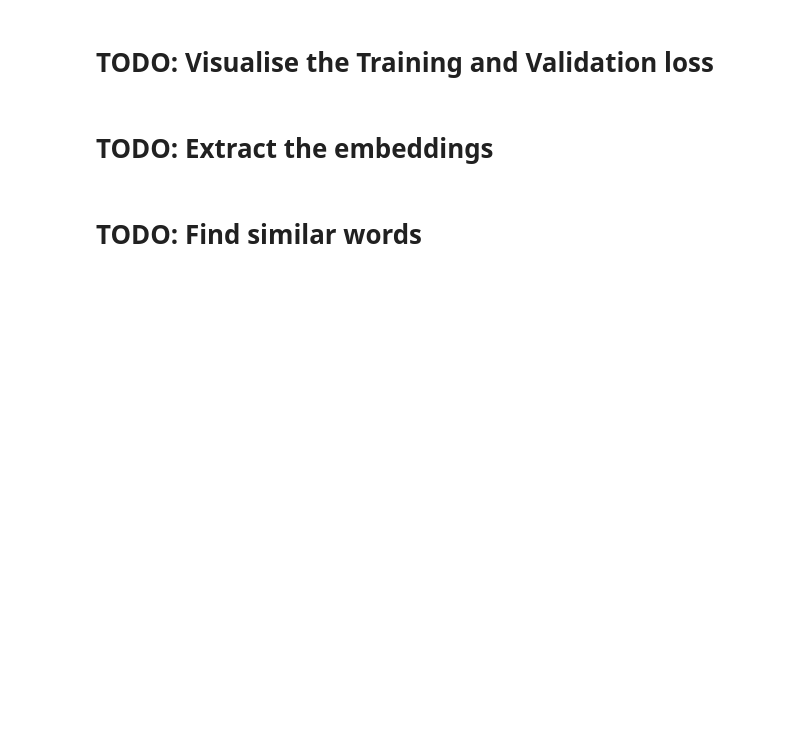
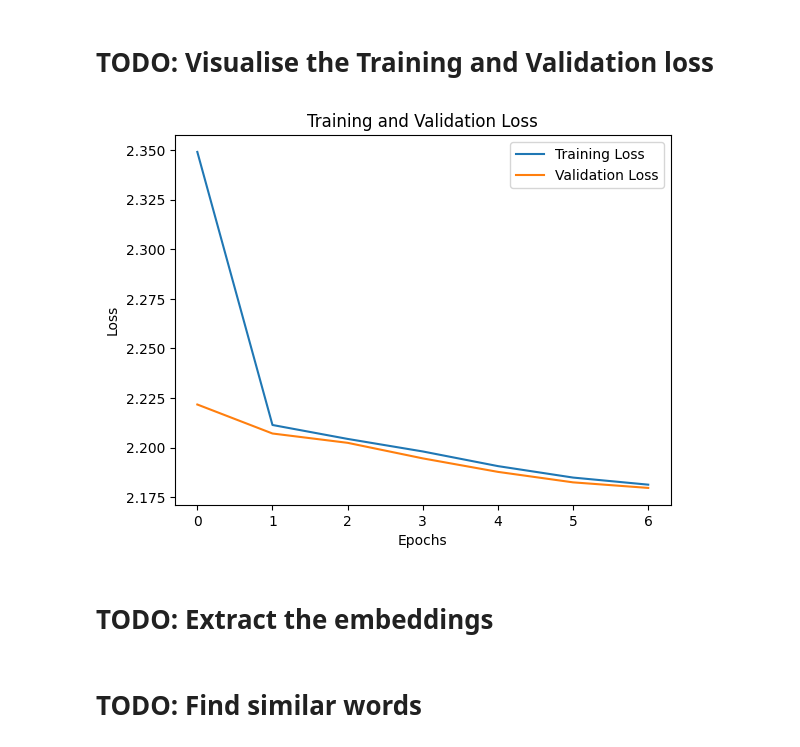
Before and after one commit to mr-nudo/intelligent-tools, a Jupyter notebook: Word2Vec.ipynb, the cells around one changed output. Saved outputs shown, nothing was run; the diff lists cells and outputs as text; code cells hidden in the pictures; blank space fills up the shorter version.

```diff
--- a/Word2Vec.ipynb
+++ b/Word2Vec.ipynb
@@ -99,3 +155,8 @@ file_path = 'path_to_small_corpus.txt'
+# %%
+# import file path
+# from google.colab import drive
+# drive.mount('/content/drive')
+file_path = '/content/small_corpus.txt'
 # %% [markdown]
 # Running the helper functions
 # %%
@@ -142,3 +223,15 @@ history = model.fit(contexts_train, targets_train, validation_data=(contexts_val
+# %%
+# Plotting the training and validation loss
+plt.figure()
+plt.plot(history.history['loss'], label='Training Loss')
+plt.plot(history.history['val_loss'], label='Validation Loss')
+plt.title('Training and Validation Loss')
+plt.xlabel('Epochs')
+plt.ylabel('Loss')
+plt.legend()
+plt.show()
+# %% [output]
+[figure, added]
 # %% [markdown]
 # TODO: Extract the embeddings
 # %%
```
Also changed, not shown: parts of 12 cells of this notebook.
